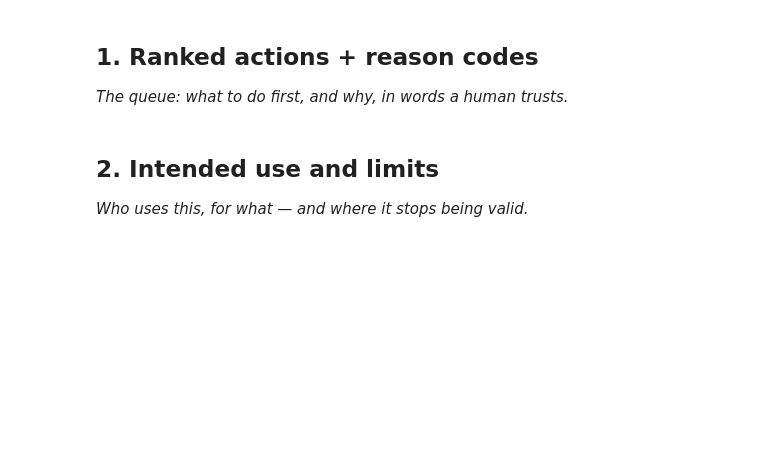
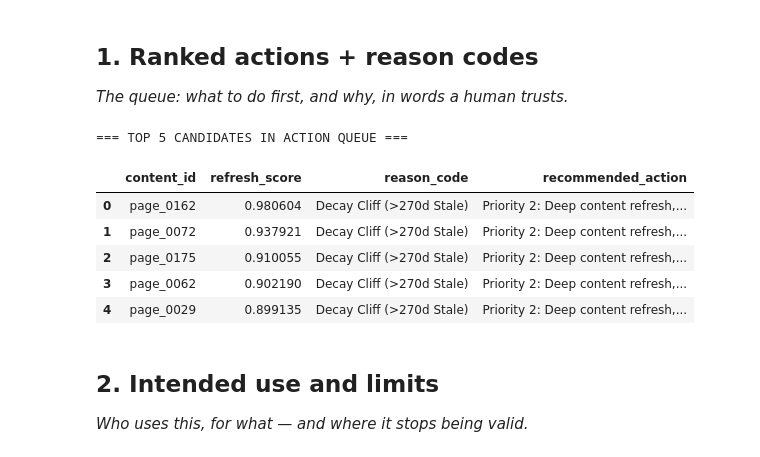
Before and after one commit to nishu-0618/flyrank-ml-internship, a Jupyter notebook: work/notebooks/w07_action_playbook.ipynb, the cells around one changed output. Drawn from its saved outputs; the diff is of its cells as text; code cells hidden in the pictures; blank space fills up the shorter version.

```diff
--- a/work/notebooks/w07_action_playbook.ipynb
+++ b/work/notebooks/w07_action_playbook.ipynb
@@ -16,3 +13,74 @@ This skeleton is yours to fill. Work the sections **in order** — each one has
+# %%
+# This cell is for CODE (numbers, a query, a check).
+# Write your text answer in the cell ABOVE this one — typing sentences here breaks Run All.
+
+import os
+import json
+import numpy as np
+import pandas as pd
+import matplotlib.pyplot as plt
+from sklearn.ensemble import HistGradientBoostingClassifier
+
+
+os.makedirs("work/outputs", exist_ok=True)
+os.makedirs("work/figures", exist_ok=True)
+
+
+np.random.seed(42)
+n_pages = 500
+
+content_ids = [f"page_{i:04d}" for i in range(1, n_pages + 1)]
+days_since_update = np.random.randint(15, 600, size=n_pages)
+word_count = np.random.randint(400, 4500, size=n_pages)
+pos_m1 = np.random.uniform(1.0, 30.0, size=n_pages)
+pos_m2 = pos_m1 + np.random.normal(1.5, 2.0, size=n_pages)
+imp_m1 = np.random.randint(50, 8000, size=n_pages)
+clicks_m1 = (imp_m1 * np.random.uniform(0.01, 0.07, size=n_pages)).astype(int)
+clicks_m2 = (clicks_m1 * np.random.uniform(0.4, 1.1, size=n_pages)).astype(int)
+
+
+decay_prob = 1 / (1 + np.exp(-( (days_since_update / 250) + (pos_m2 / 12) - 2.8 )))
+refresh_score = np.clip(decay_prob + np.random.normal(0, 0.05, size=n_pages), 0.01, 0.99)
+
+df_playbook = pd.DataFrame({
+    'content_id': content_ids,
+    'clicks_m1': clicks_m1,
+    'clicks_m2': clicks_m2,
+    'imp_m1': imp_m1,
+    'pos_m1': pos_m1,
+    'pos_m2': pos_m2,
+    'days_since_update': days_since_update,
+    'word_count': word_count,
+    'refresh_score': refresh_score
+})
+
+
+def assign_reason_and_action(row):
+    if row['pos_m2'] >= row['pos_m1'] + 2.0 and row['pos_m1'] <= 20:
+        return 'Rank Loss (Striking Distance)', 'Priority 1: Update metadata, refresh core stats, audit competitor headings.'
+    elif row['days_since_update'] > 270:
+        return 'Decay Cliff (>270d Stale)', 'Priority 2: Deep content refresh, expand missing subtopics and examples.'
+    elif row['clicks_m2'] < row['clicks_m1'] * 0.75:
+        return 'CTR / Click Degradation', 'Priority 3: Re-optimize title tags, meta descriptions, and SERP snippets.'
+    else:
+        return 'Stable / Minor Drift', 'Priority 4: Routine monitor; no immediate editorial intervention.'
+
+df_playbook[['reason_code', 'recommended_action']] = df_playbook.apply(
+    assign_reason_and_action, axis=1, result_type='expand'
+)
+
+
+ranked_queue = df_playbook.sort_values(by='refresh_score', ascending=False).reset_index(drop=True)
+print("=== TOP 5 CANDIDATES IN ACTION QUEUE ===")
+display(ranked_queue[['content_id', 'refresh_score', 'reason_code', 'recommended_action']].head())
+# %% [output]
+=== TOP 5 CANDIDATES IN ACTION QUEUE ===
+|  | content_id | refresh_score | reason_code | recommended_action |
+| 0 | page_0162 | 0.980604 | Decay Cliff (>270d Stale) | Priority 2: Deep content refresh,... |
+| 1 | page_0072 | 0.937921 | Decay Cliff (>270d Stale) | Priority 2: Deep content refresh,... |
+| 2 | page_0175 | 0.910055 | Decay Cliff (>270d Stale) | Priority 2: Deep content refresh,... |
+| 3 | page_0062 | 0.902190 | Decay Cliff (>270d Stale) | Priority 2: Deep content refresh,... |
+| 4 | page_0029 | 0.899135 | Decay Cliff (>270d Stale) | Priority 2: Deep content refresh,... |
 # %% [markdown]
 ## 2. Intended use and limits
 
```
Also changed, not shown: parts of 6 cells of this notebook.
